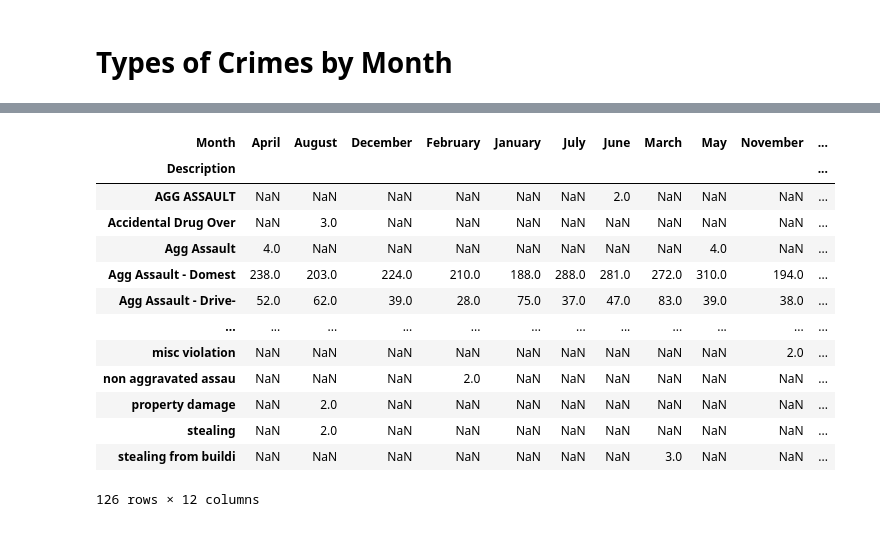
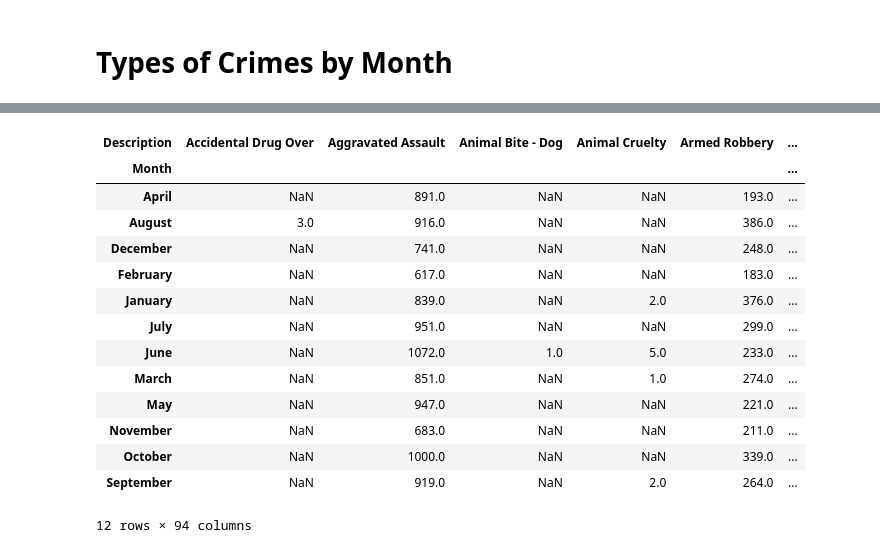
Before and after one commit to kanskris/kansas_crime_2018, a Jupyter notebook: Laylaa- Monthly Analysis.ipynb, the cells around one changed output, grey strips where cells are left out. Cells and saved outputs as stored; diff of their text form; code cells hidden in the pictures.

Commit message:
cleaning the types of crime to be more representable

```diff
--- a/Laylaa- Monthly Analysis.ipynb
+++ b/Laylaa- Monthly Analysis.ipynb
@@ -81,0 +63,13 @@ copy
+# %%
+copy = cleanedData
+copy['Reported_Date'] = pd.to_datetime(copy['Reported_Date'], errors='coerce')
+copy['Month'] =  copy['Reported_Date'].dt.strftime('%B')
+copy = copy.replace({'Agg Assault - Domest': 'Aggravated Assault', 'Aggravated Assault (': 'Aggravated Assault', 'Agg Assault': 'Aggravated Assault', 'agg assault': 'Aggravated Assault',
+                     'AGG ASSAULT': 'Aggravated Assault', 'Agg Assault - Drive-': 'Aggravated Assault', 'Arson with Fire Bomb': 'Arson', 'Attempt Suicide by D': 'Suicide',
+                     'Attempt Suicide by G': 'Suicide', 'Attempt Suicide by H': 'Suicide', 'Attempt Suicide by J': 'Suicide', 'Attempt Suicide by O': 'Suicide', 'Attempt Suicide by P': 'Suicide',
+                     'Attempt Suicide by S': 'Suicide', 'Suicide By Hanging': 'Suicide', 'Suicide By Jumping': 'Suicide', 'Suicide By Shooting': 'Suicide', 'Suicide By Sleeping': 'Suicide',
+                     'Suicide by Other Mea': 'Suicide', 'Attempt Suicide by C': 'Suicide','Forged Checks': 'Forgery', 'Fraud/Confidence Gam': 'Forgery', 'Gambling - Possessio': 'Forgery',
+                     'Stealing All Other': 'Stealing', 'Stealing Auto Parts': 'Stealing', 'Stealing Auto Parts/': 'Stealing', 'Stealing Bicycles': 'Stealing', 'Stealing Coin Operat': 'Stealing',
+                     'Stealing From Auto': 'Stealing', 'Stealing Pickpocket': 'Stealing', 'Stealing Purse Snatc': 'Stealing', 'Stealing Shoplifting': 'Stealing', 'Stealing from Buildi': 'Stealing',
+                     'Stolen Property OFFE': 'Stealing', 'stealing': 'Stealing', 'stealing from buildi': 'Stealing'})
+copy
@@ -82,5 +90,5 @@ copy
 # %%
-typesofCrime = cleanedData.groupby(['Month','Description'])['Reported_Date'].count()
+typesofCrime = copy.groupby(['Month','Description'])['Reported_Date'].count()
 typesofCrime
 # %% [output]
 Month      Description
@@ -108,18 +132,19 @@ Index(['Month', 'Description', 'Reported_Date'], dtype='object')
 # %%
-crime = crime.pivot(index='Description', columns='Month', values='Reported_Date')
+crime = crime.pivot(index='Month', columns='Description', values='Reported_Date')
 crime
 # %% [output]
-| Month | April | August | December | February | January | July | June | March | May | November | ... |
-| Description |  |  |  |  |  |  |  |  |  |  | ... |
-| AGG ASSAULT | NaN | NaN | NaN | NaN | NaN | NaN | 2.0 | NaN | NaN | NaN | ... |
-| Accidental Drug Over | NaN | 3.0 | NaN | NaN | NaN | NaN | NaN | NaN | NaN | NaN | ... |
-| Agg Assault | 4.0 | NaN | NaN | NaN | NaN | NaN | NaN | NaN | 4.0 | NaN | ... |
-| Agg Assault - Domest | 238.0 | 203.0 | 224.0 | 210.0 | 188.0 | 288.0 | 281.0 | 272.0 | 310.0 | 194.0 | ... |
-| Agg Assault - Drive- | 52.0 | 62.0 | 39.0 | 28.0 | 75.0 | 37.0 | 47.0 | 83.0 | 39.0 | 38.0 | ... |
-| ... | ... | ... | ... | ... | ... | ... | ... | ... | ... | ... | ... |
-| misc violation | NaN | NaN | NaN | NaN | NaN | NaN | NaN | NaN | NaN | 2.0 | ... |
-| non aggravated assau | NaN | NaN | NaN | 2.0 | NaN | NaN | NaN | NaN | NaN | NaN | ... |
-| property damage | NaN | 2.0 | NaN | NaN | NaN | NaN | NaN | NaN | NaN | NaN | ... |
-| stealing | NaN | 2.0 | NaN | NaN | NaN | NaN | NaN | NaN | NaN | NaN | ... |
-| stealing from buildi | NaN | NaN | NaN | NaN | NaN | NaN | NaN | 3.0 | NaN | NaN | ... |
+| Description | Accidental Drug Over | Aggravated Assault | Animal Bite - Dog | Animal Cruelty | Armed Robbery | ... |
+| Month |  |  |  |  |  | ... |
+| April | NaN | 891.0 | NaN | NaN | 193.0 | ... |
+| August | 3.0 | 916.0 | NaN | NaN | 386.0 | ... |
+| December | NaN | 741.0 | NaN | NaN | 248.0 | ... |
+| February | NaN | 617.0 | NaN | NaN | 183.0 | ... |
+| January | NaN | 839.0 | NaN | 2.0 | 376.0 | ... |
+| July | NaN | 951.0 | NaN | NaN | 299.0 | ... |
+| June | NaN | 1072.0 | 1.0 | 5.0 | 233.0 | ... |
+| March | NaN | 851.0 | NaN | 1.0 | 274.0 | ... |
+| May | NaN | 947.0 | NaN | NaN | 221.0 | ... |
+| November | NaN | 683.0 | NaN | NaN | 211.0 | ... |
+| October | NaN | 1000.0 | NaN | NaN | 339.0 | ... |
+| September | NaN | 919.0 | NaN | 2.0 | 264.0 | ... |
-126 rows × 12 columns
+12 rows × 94 columns
```
Also changed, not shown: parts of 9 cells of this notebook.
